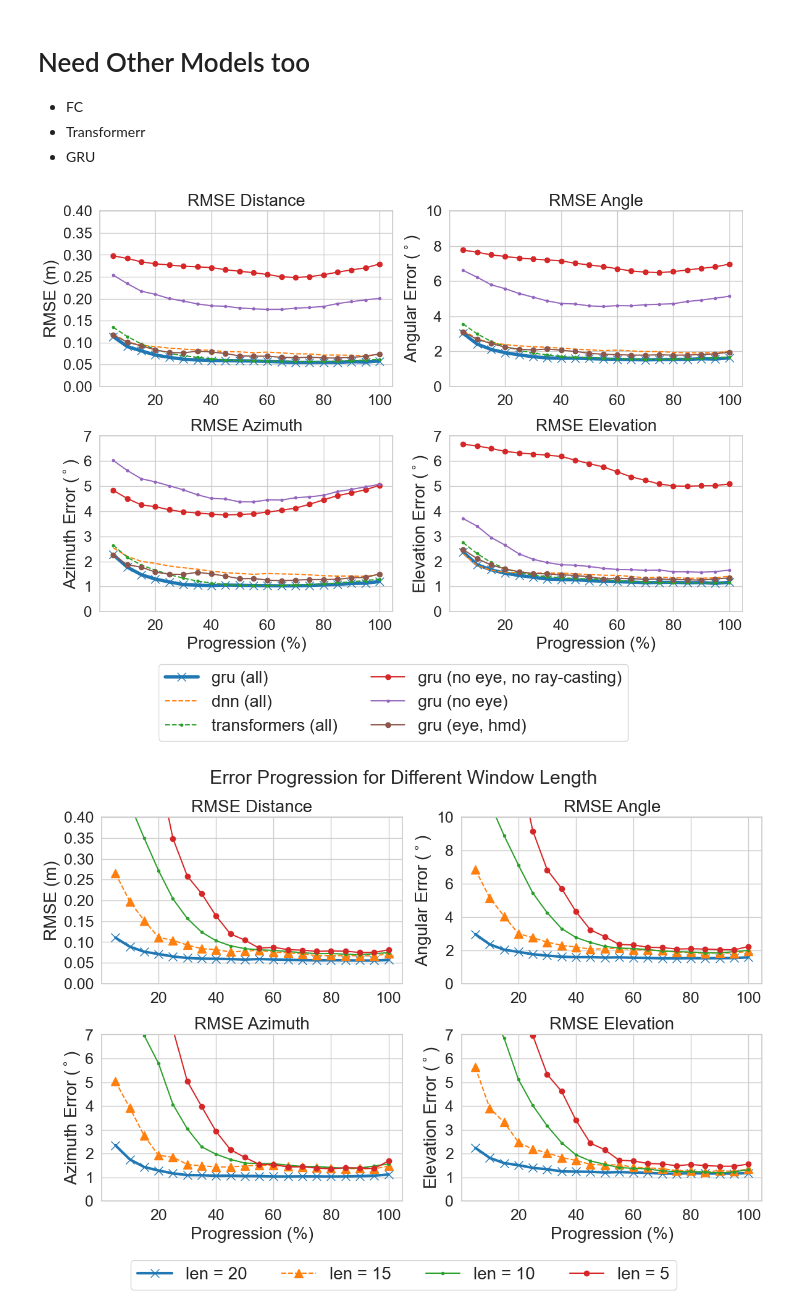
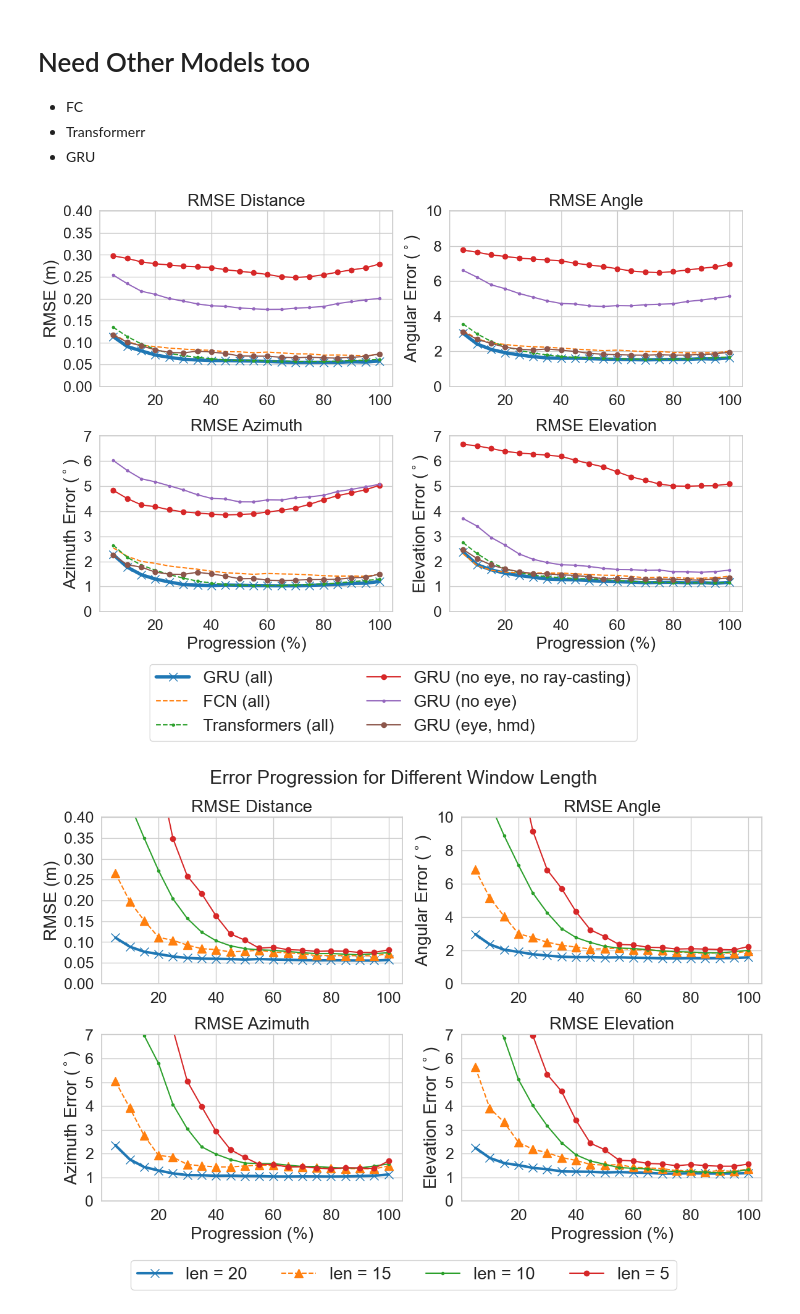
Before and after one commit to gitscade/stats, a Jupyter notebook: 05-result_progression.ipynb, the cells around one changed output. Cells and saved outputs as stored; diff of their text form; code cells hidden in the pictures.

```diff
--- a/05-result_progression.ipynb
+++ b/05-result_progression.ipynb
@@ -138,12 +138,12 @@ fig.subplots_adjust(hspace=-1)
 
 ax1 = fig.add_subplot(221)
 ax1.set_title('RMSE Distance', fontsize=20)
-ax1.plot(x, y1.e_mse, label = "gru (all)", marker='x', markersize=10, linewidth=4)
-ax1.plot(x, y5.e_mse, label = "dnn (all)", linestyle='--')
-ax1.plot(x, y6.e_mse, label = "transformers (all)", marker='.',linestyle='--')
-ax1.plot(x, y2.e_mse, label = "gru (no eye, no ray-casting)", marker='o')
-ax1.plot(x, y3.e_mse, label = "gru (no eye)", marker='.')
-ax1.plot(x, y4.e_mse, label = "gru (eye, hmd)", marker='o')
+ax1.plot(x, y1.e_mse, label = "GRU (all)", marker='x', markersize=10, linewidth=4)
+ax1.plot(x, y5.e_mse, label = "FCN (all)", linestyle='--')
+ax1.plot(x, y6.e_mse, label = "Transformers (all)", marker='.',linestyle='--')
+ax1.plot(x, y2.e_mse, label = "GRU (no eye, no ray-casting)", marker='o')
+ax1.plot(x, y3.e_mse, label = "GRU (no eye)", marker='.')
+ax1.plot(x, y4.e_mse, label = "GRU (eye, hmd)", marker='o')
 ax1.set_ylabel('RMSE (m)', fontsize=20)
 ax1.set_ylim(0,0.4)
 
@@ -154,12 +154,12 @@ for tick in ax1.yaxis.get_major_ticks():
 
 ax2 = fig.add_subplot(222)
 ax2.set_title('RMSE Angle', fontsize=20)
-ax2.plot(x, y1.e_comb, label = "gru (all)", marker='x', markersize=10, linewidth=4)
-ax2.plot(x, y5.e_comb, label = "dnn (all)", linestyle='--')
-ax2.plot(x, y6.e_comb, label = "transformers (all)", marker='.',linestyle='--')
-ax2.plot(x, y2.e_comb, label = "gru (no eye, no ray-casting)", marker='o')
-ax2.plot(x, y3.e_comb, label = "gru (no eye)", marker='.')
-ax2.plot(x, y4.e_comb, label = "gru (eye, hmd)", marker='o')
+ax2.plot(x, y1.e_comb, label = "GRU (all)", marker='x', markersize=10, linewidth=4)
+ax2.plot(x, y5.e_comb, label = "FCN (all)", linestyle='--')
+ax2.plot(x, y6.e_comb, label = "Transformers (all)", marker='.',linestyle='--')
+ax2.plot(x, y2.e_comb, label = "GRU (no eye, no ray-casting)", marker='o')
+ax2.plot(x, y3.e_comb, label = "GRU (no eye)", marker='.')
+ax2.plot(x, y4.e_comb, label = "GRU (eye, hmd)", marker='o')
 ax2.set_ylabel('Angular Error ($^\circ$)', fontsize=20)
 ax2.set_ylim(0,10)
 # plt.legend(bbox_to_anchor=(-0.5, 2.3), loc="upper left", fontsize="18")
@@ -172,48 +172,48 @@ for tick in ax2.yaxis.get_major_ticks():
 
 ax3 = fig.add_subplot(223)
 ax3.set_title('RMSE Azimuth', fontsize=20)
-ax3.plot(x, y1.e_h, label = "gru (all)", marker='x', markersize=10, linewidth=4)
-ax3.plot(x, y5.e_h, label = "dnn (all)", linestyle='--')
-ax3.plot(x, y6.e_h, label = "transformers (all)", marker='.',linestyle='--')
-ax3.plot(x, y2.e_h, label = "gru (no eye, no ray-casting)", marker='o')
-ax3.plot(x, y3.e_h, label = "gru (no eye)", marker='.')
-ax3.plot(x, y4.e_h, label = "gru (eye, hmd)", marker='o')
+ax3.plot(x, y1.e_h, label = "GRU (all)", marker='x', markersize=10, linewidth=4)
+ax3.plot(x, y5.e_h, label = "FCN (all)", linestyle='--')
+ax3.plot(x, y6.e_h, label = "Transformers (all)", marker='.',linestyle='--')
+ax3.plot(x, y2.e_h, label = "GRU (no eye, no ray-casting)", marker='o')
+ax3.plot(x, y3.e_h, label = "GRU (no eye)", marker='.')
+ax3.plot(x, y4.e_h, label = "GRU (eye, hmd)", marker='o')
 
 
 ax3.set_xlabel('Progression (%)', fontsize=20)
 ax3.set_ylabel('Azimuth Error ($^\circ$)', fontsize=20)
 ax3.set_ylim(0,7)
 
 for tick in ax3.xaxis.get_major_ticks():
     tick.label1.set_fontsize(18)
 for tick in ax3.yaxis.get_major_ticks():
     tick.label1.set_fontsize(18)
 
 
 ax4 = fig.add_subplot(224)
 ax4.set_title('RMSE Elevation', fontsize=20)
-ax4.plot(x, y1.e_v, label = "gru (all)", marker='x', markersize=10, linewidth=4)
-ax4.plot(x, y5.e_v, label = "dnn (all)", linestyle='--')
-ax4.plot(x, y6.e_v, label = "transformers (all)", marker='.',linestyle='--')
-ax4.plot(x, y2.e_v, label = "gru (no eye, no ray-casting)", marker='o')
-ax4.plot(x, y3.e_v, label = "gru (no eye)", marker='.')
-ax4.plot(x, y4.e_v, label = "gru (eye, hmd)", marker='o')
+ax4.plot(x, y1.e_v, label = "GRU (all)", marker='x', markersize=10, linewidth=4)
+ax4.plot(x, y5.e_v, label = "FCN (all)", linestyle='--')
+ax4.plot(x, y6.e_v, label = "Transformers (all)", marker='.',linestyle='--')
+ax4.plot(x, y2.e_v, label = "GRU (no eye, no ray-casting)", marker='o')
+ax4.plot(x, y3.e_v, label = "GRU (no eye)", marker='.')
+ax4.plot(x, y4.e_v, label = "GRU (eye, hmd)", marker='o')
 
 
 ax4.set_xlabel('Progression (%)', fontsize=20)
 ax4.set_ylabel('Elevation Error ($^\circ$)', fontsize=20)
 ax4.set_ylim(0,7)
 # plt.legend(bbox_to_anchor=(1.04, 1), loc="upper left", fontsize="18")
 plt.tight_layout()
 
 for tick in ax4.xaxis.get_major_ticks():
     tick.label1.set_fontsize(18)
 for tick in ax4.yaxis.get_major_ticks():
     tick.label1.set_fontsize(18)
 
 plt.tight_layout()
 # %% [output]
-[figure, old version]
+[figure, new version]
 # %%
 ### plotting for m1 only ####
 sns.set(style='whitegrid', palette='tab10')
```
Also changed, not shown: 1 other file.
